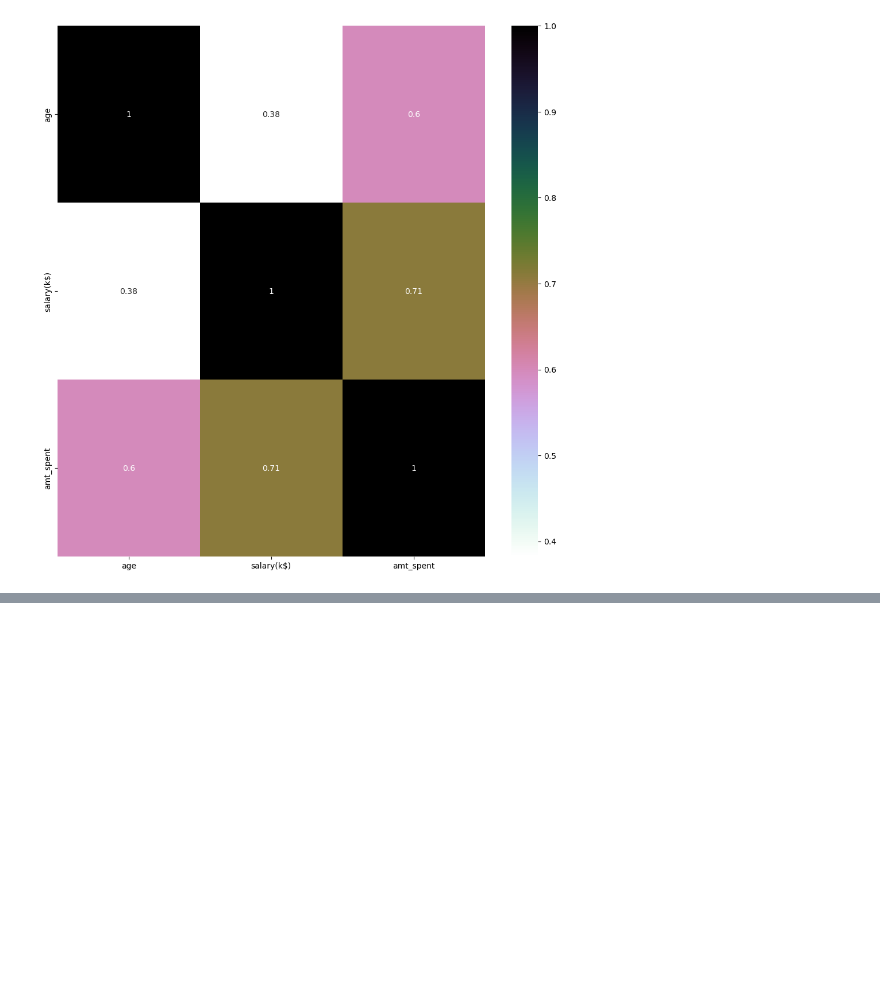
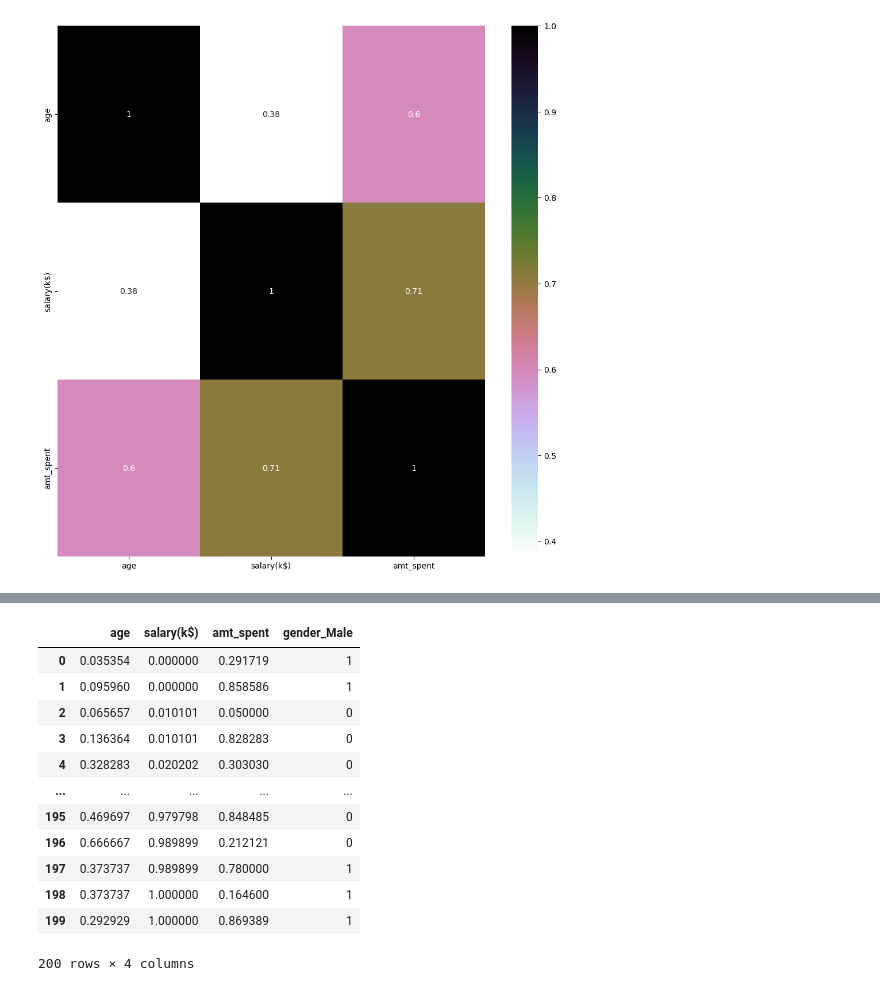
Before and after one commit to fwnriyx/poly, a Jupyter notebook: AI and Machine Learning/CA2/Unsupervised Learning/customer.ipynb, the cells around one changed output, grey strips where cells are left out. Saved outputs shown, nothing was run; the diff lists cells and outputs as text; code cells hidden in the pictures; blank space fills up the shorter version.

```diff
--- a/AI and Machine Learning/CA2/Unsupervised Learning/customer.ipynb
+++ b/AI and Machine Learning/CA2/Unsupervised Learning/customer.ipynb
@@ -179,0 +221,31 @@ interval columns not set, guessing: ['age', 'salary(k$)', 'amt_spent']
+# %%
+#Normalise data
+'''
+In this case, I'll be using Quantile Transformer. This is because it transforms the data to follow a uniform or Gaussian distribution and is useful for handling skewed data.
+This is perfect for the features in this dataset as they are all positvely skewed with very little outliers.
+'''
+from sklearn.preprocessing import QuantileTransformer
+def apply_quantile_transform(df, numcols, n_quantiles=100, random_state=None):
+    qt = QuantileTransformer(n_quantiles=n_quantiles, random_state=random_state)
+
+    df[numcols] = qt.fit_transform(df[numcols])
+
+    return df
+
+df_transformed = apply_quantile_transform(clean_df, quant_features ,n_quantiles=100, random_state=42)
+# %%
+display(df_transformed)
+# %% [output]
+|  | age | salary(k$) | amt_spent | gender_Male |
+| 0 | 0.035354 | 0.000000 | 0.291719 | 1 |
+| 1 | 0.095960 | 0.000000 | 0.858586 | 1 |
+| 2 | 0.065657 | 0.010101 | 0.050000 | 0 |
+| 3 | 0.136364 | 0.010101 | 0.828283 | 0 |
+| 4 | 0.328283 | 0.020202 | 0.303030 | 0 |
+| ... | ... | ... | ... | ... |
+| 195 | 0.469697 | 0.979798 | 0.848485 | 0 |
+| 196 | 0.666667 | 0.989899 | 0.212121 | 0 |
+| 197 | 0.373737 | 0.989899 | 0.780000 | 1 |
+| 198 | 0.373737 | 1.000000 | 0.164600 | 1 |
+| 199 | 0.292929 | 1.000000 | 0.869389 | 1 |
+200 rows × 4 columns
```
Also changed, not shown: parts of 15 cells of this notebook, 2 other files.
